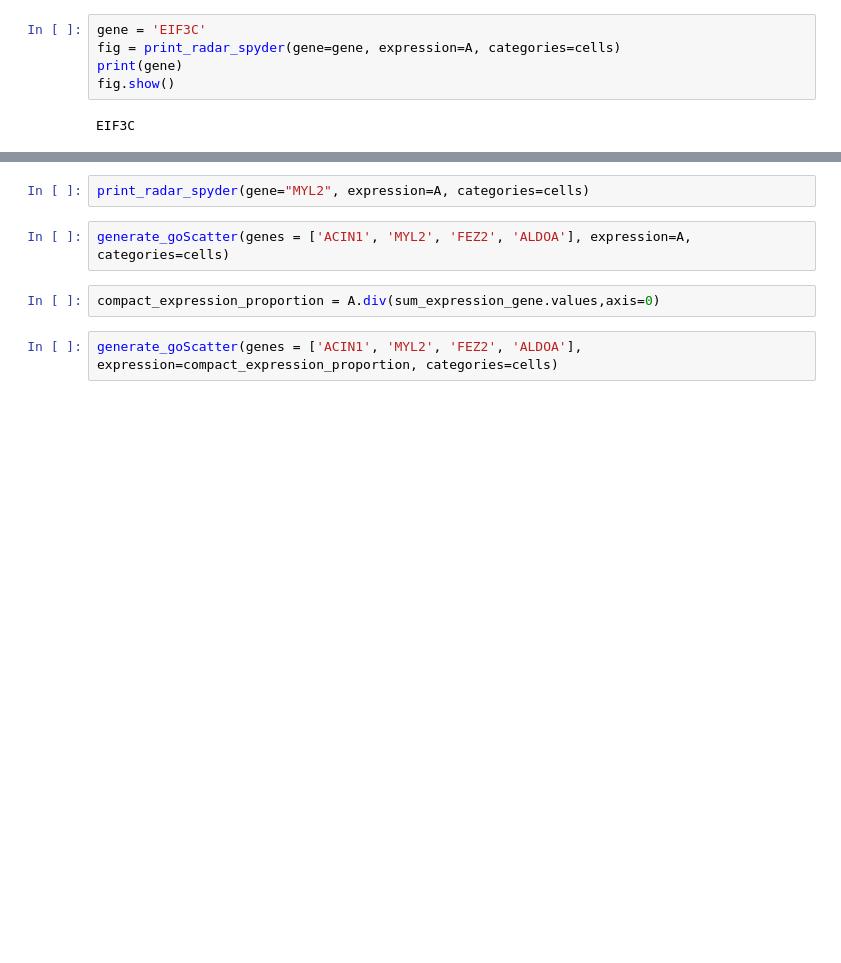
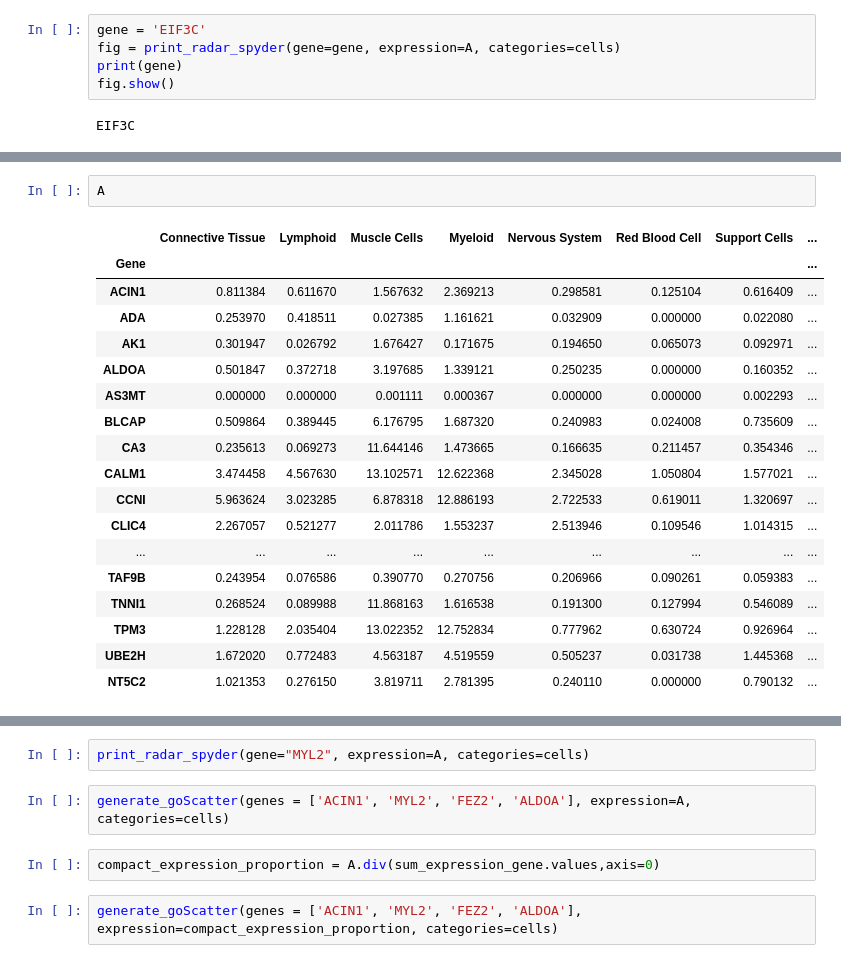
Before and after one commit to GuerreroVazquez/shinny, a Jupyter notebook: Spider_test.ipynb, the cells around one changed output, grey strips where cells are left out. Cells and saved outputs as stored; diff of their text form; blank space fills up the shorter version.

```diff
--- a/Spider_test.ipynb
+++ b/Spider_test.ipynb
@@ -258,0 +261,21 @@ UBE2H
+# %%
+A
+# %% [output]
+|  | Connective Tissue | Lymphoid | Muscle Cells | Myeloid | Nervous System | Red Blood Cell | Support Cells | ... |
+| Gene |  |  |  |  |  |  |  | ... |
+| ACIN1 | 0.811384 | 0.611670 | 1.567632 | 2.369213 | 0.298581 | 0.125104 | 0.616409 | ... |
+| ADA | 0.253970 | 0.418511 | 0.027385 | 1.161621 | 0.032909 | 0.000000 | 0.022080 | ... |
+| AK1 | 0.301947 | 0.026792 | 1.676427 | 0.171675 | 0.194650 | 0.065073 | 0.092971 | ... |
+| ALDOA | 0.501847 | 0.372718 | 3.197685 | 1.339121 | 0.250235 | 0.000000 | 0.160352 | ... |
+| AS3MT | 0.000000 | 0.000000 | 0.001111 | 0.000367 | 0.000000 | 0.000000 | 0.002293 | ... |
+| BLCAP | 0.509864 | 0.389445 | 6.176795 | 1.687320 | 0.240983 | 0.024008 | 0.735609 | ... |
+| CA3 | 0.235613 | 0.069273 | 11.644146 | 1.473665 | 0.166635 | 0.211457 | 0.354346 | ... |
+| CALM1 | 3.474458 | 4.567630 | 13.102571 | 12.622368 | 2.345028 | 1.050804 | 1.577021 | ... |
+| CCNI | 5.963624 | 3.023285 | 6.878318 | 12.886193 | 2.722533 | 0.619011 | 1.320697 | ... |
+| CLIC4 | 2.267057 | 0.521277 | 2.011786 | 1.553237 | 2.513946 | 0.109546 | 1.014315 | ... |
+| ... | ... | ... | ... | ... | ... | ... | ... | ... |
+| TAF9B | 0.243954 | 0.076586 | 0.390770 | 0.270756 | 0.206966 | 0.090261 | 0.059383 | ... |
+| TNNI1 | 0.268524 | 0.089988 | 11.868163 | 1.616538 | 0.191300 | 0.127994 | 0.546089 | ... |
+| TPM3 | 1.228128 | 2.035404 | 13.022352 | 12.752834 | 0.777962 | 0.630724 | 0.926964 | ... |
+| UBE2H | 1.672020 | 0.772483 | 4.563187 | 4.519559 | 0.505237 | 0.031738 | 1.445368 | ... |
+| NT5C2 | 1.021353 | 0.276150 | 3.819711 | 2.781395 | 0.240110 | 0.000000 | 0.790132 | ... |
```
Also changed, not shown: parts of 6 cells of this notebook, 6 other files.
